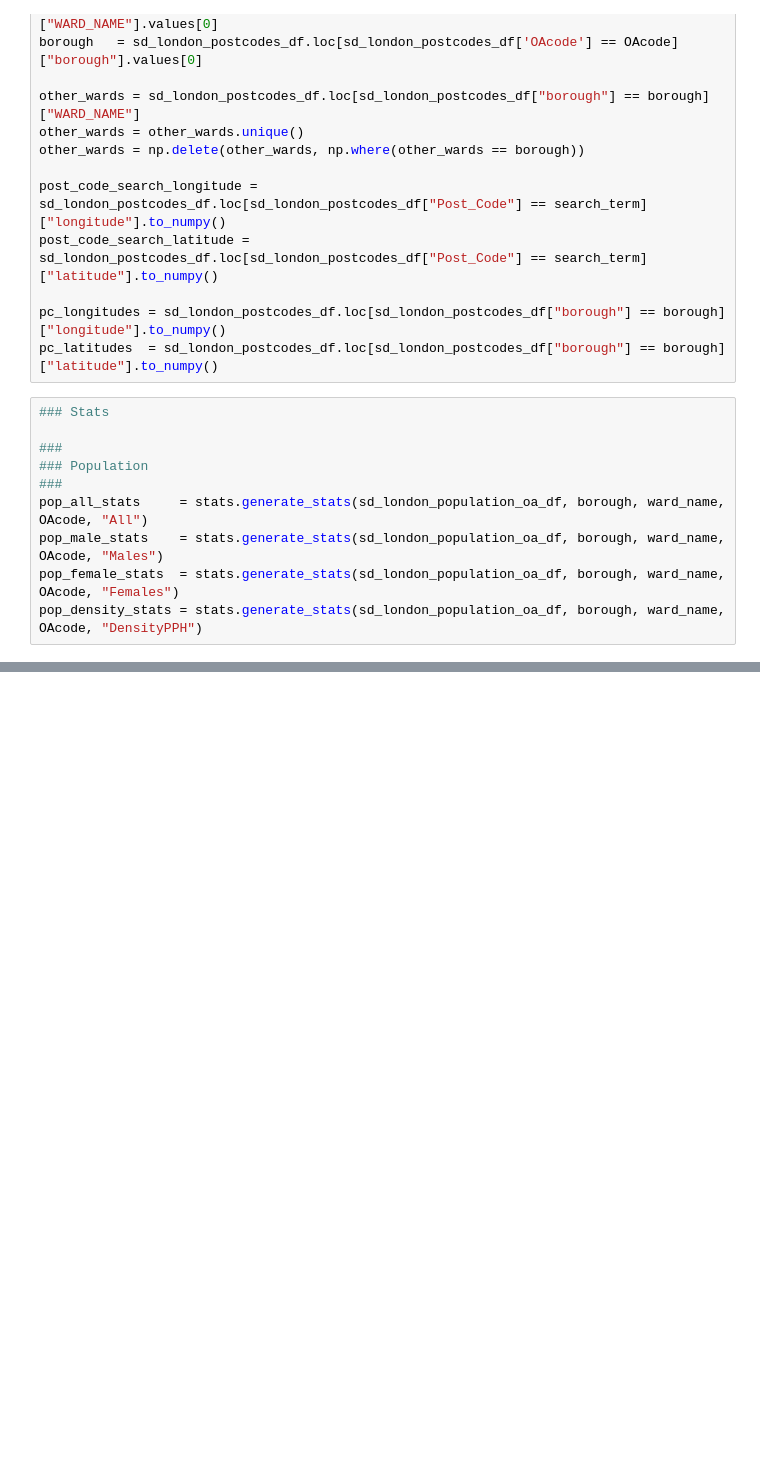
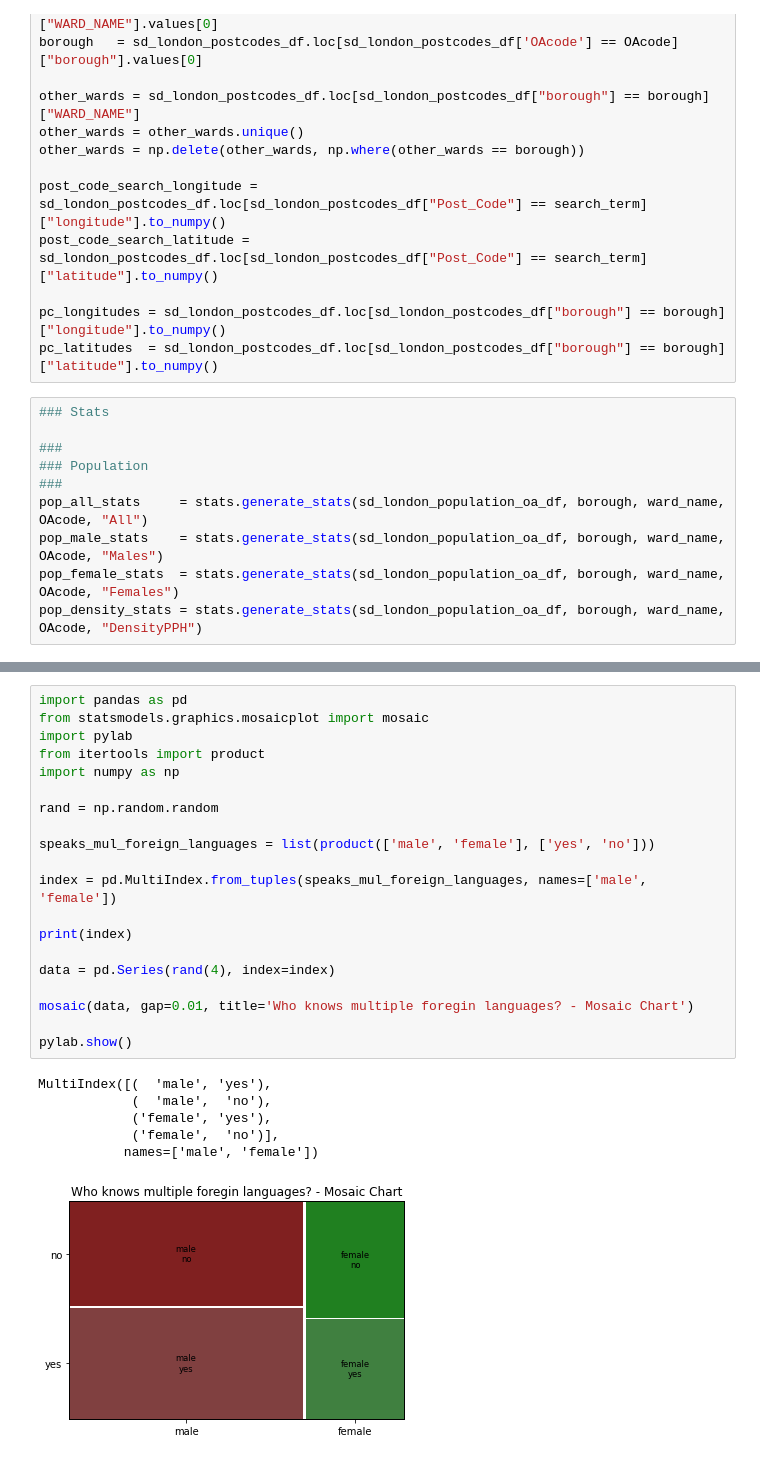
Before and after one commit to neal-bamford/sd-map-streamlit, a Jupyter notebook: SD_Map_Dev.ipynb, the cells around one changed output, grey strips where cells are left out. Cells and saved outputs as stored; diff of their text form; blank space fills up the shorter version.

```diff
--- a/SD_Map_Dev.ipynb
+++ b/SD_Map_Dev.ipynb
@@ -142,0 +211,27 @@ mlib.save_plot(plot=mekko_chart, path="c:/temp/", name="mekko_chart.png", save_a
+# %%
+import pandas as pd
+from statsmodels.graphics.mosaicplot import mosaic
+import pylab
+from itertools import product
+import numpy as np
+
+rand = np.random.random
+
+speaks_mul_foreign_languages = list(product(['male', 'female'], ['yes', 'no']))
+
+index = pd.MultiIndex.from_tuples(speaks_mul_foreign_languages, names=['male', 'female'])
+
+print(index)
+
+data = pd.Series(rand(4), index=index)
+
+mosaic(data, gap=0.01, title='Who knows multiple foregin languages? - Mosaic Chart')
+
+pylab.show()
+# %% [output]
+MultiIndex([(  'male', 'yes'),
+            (  'male',  'no'),
+            ('female', 'yes'),
+            ('female',  'no')],
+           names=['male', 'female'])
+[figure, added]
```
Also changed, not shown: parts of 4 cells of this notebook, 8 other files.
